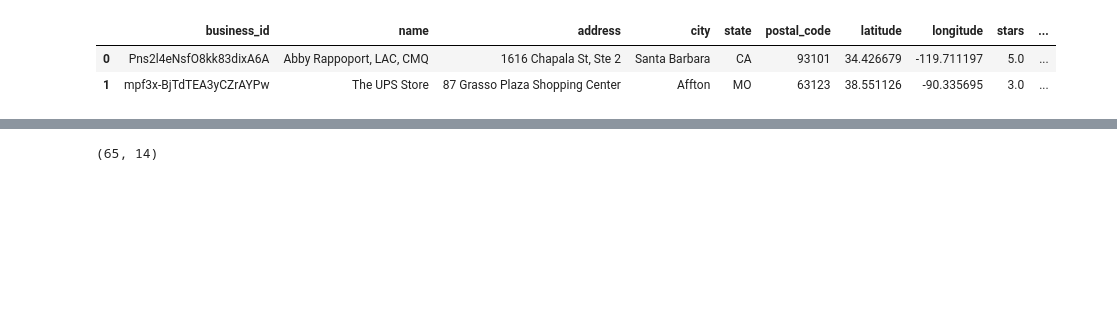
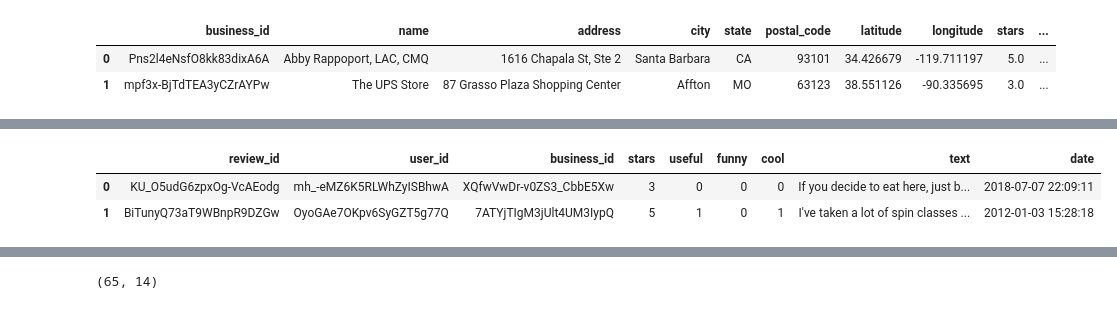
Before and after one commit to juanvalenciacd/taller2, a Jupyter notebook: nb/v1.ipynb, the cells around one changed output, grey strips where cells are left out. Cells and saved outputs as stored; diff of their text form; code cells hidden in the pictures; blank space fills up the shorter version.

```diff
--- a/nb/v1.ipynb
+++ b/nb/v1.ipynb
@@ -9,15 +14,6 @@ data_path = '../data/'
 # %%
-import pandas as pd
-
-# Lista de archivos JSON y sus correspondientes nombres
-files = {
-    'yelp_academic_dataset_review.json': 'review',
-    'yelp_academic_dataset_business.json': 'business',
-    'yelp_academic_dataset_user.json': 'user'
-}
-
 # Define el tamaño del fragmento
-chunk_size = 500  # Ajusta esto según la capacidad de memoria de tu sistema
+chunk_size = 5000000  # Ajusta esto según la capacidad de memoria de tu sistema
 
 # Define la ruta a los archivos JSON
 data_path = data_path  # Ajusta esto a la ruta de tus archivos
@@ -38,0 +43,31 @@ for file_name, df_name in files.items():
+# %%
+# -*- Filtrar negocios de interes --*-
+# Valores sin nas
+dataframes['business'] = dataframes['business'].dropna(subset=['categories'])
+# Negocios abiertos
+dataframes['business'] = dataframes['business'][dataframes['business']['is_open'] == 1]
+# Lista de palabras clave
+keywords = ['Gastropubs', 'Nightlife', 'Bars', 'Cocktail Bars', 'Karaoke', 'Brewpubs', 'Pubs', 'Lounges', 'Whiskey Bars', 'Irish Pub', 'Beer Bar', 'Sports Bars', 'Wine Bars']
+# Filtrar las filas que contienen las palabras clave en la columna 'categories'
+dataframes['business'] = dataframes['business'][dataframes['business']['categories'].str.contains('|'.join(keywords))]
+
+# -*- Filtrar reviews de interes --*-
+dataframes['review'] = dataframes['review'][dataframes['review']['business_id'].isin(business['business_id'])]
+
+# -*- Filtrar usuarios de interes --*-
+dataframes['user'] = dataframes['user'][dataframes['user']['user_id'].isin(dataframes['review']['user_id'])]
+
+# -*- Guardar los DataFrames filtrados --*-
+dataframes['business'].to_csv('../data/business_filtered.csv', index=False)
+dataframes['review'].to_csv('../data/review_filtered.csv', index=False)
+dataframes['user'].to_csv('../data/user_filtered.csv', index=False)
+
+# -*- Leer los DataFrames filtrados --*-
+business_filtered = pd.read_csv('../data/business_filtered.csv')
+review_filtered = pd.read_csv('../data/review_filtered.csv')
+user_filtered = pd.read_csv('../data/user_filtered.csv')
+
+# -*- Imprimir la forma de los DataFrames filtrados --*-
+print(business_filtered.shape)
+print(review_filtered.shape)
+print(user_filtered.shape)
@@ -60,0 +138,6 @@ dataframes['business'][dataframes['business']['is_open'] == 1]
+# %%
+dataframes['review'].head(2)
+# %% [output]
+|  | review_id | user_id | business_id | stars | useful | funny | cool | text | date |
+| 0 | KU_O5udG6zpxOg-VcAEodg | mh_-eMZ6K5RLWhZyISBhwA | XQfwVwDr-v0ZS3_CbbE5Xw | 3 | 0 | 0 | 0 | If you decide to eat here, just b... | 2018-07-07 22:09:11 |
+| 1 | BiTunyQ73aT9WBnpR9DZGw | OyoGAe7OKpv6SyGZT5g77Q | 7ATYjTIgM3jUlt4UM3IypQ | 5 | 1 | 0 | 1 | I've taken a lot of spin classes ... | 2012-01-03 15:28:18 |
```
Also changed, not shown: parts of 9 cells of this notebook, 2 other files.
